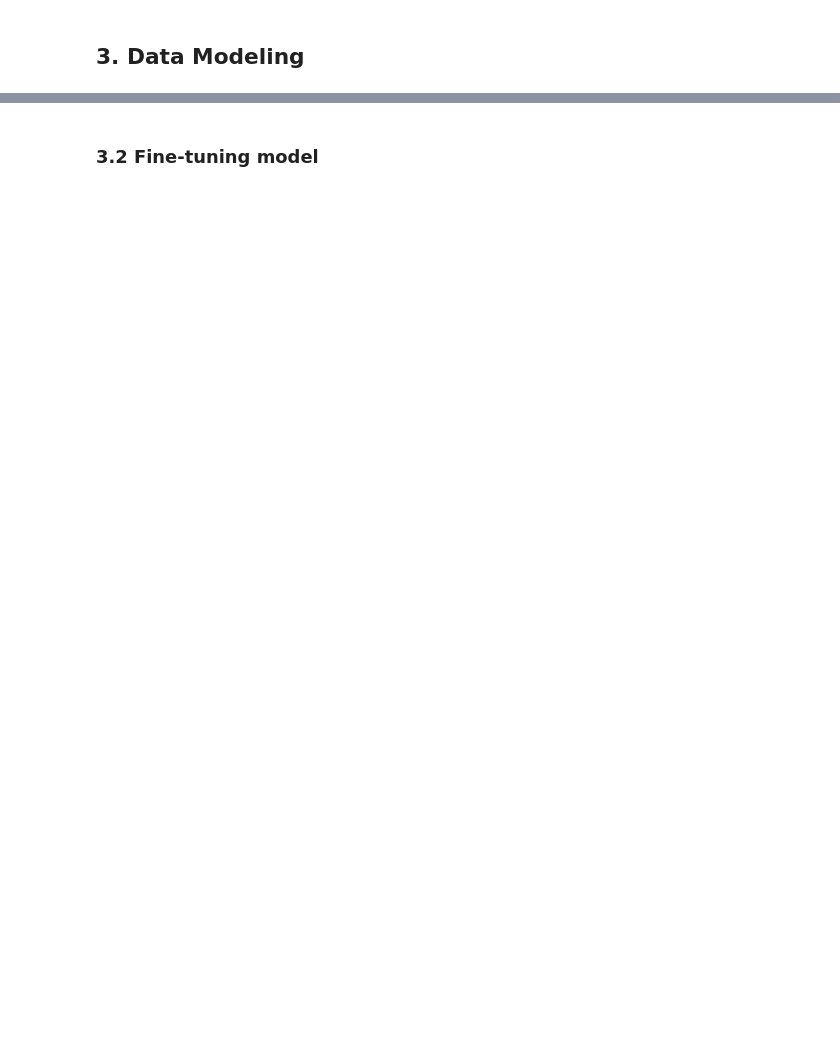
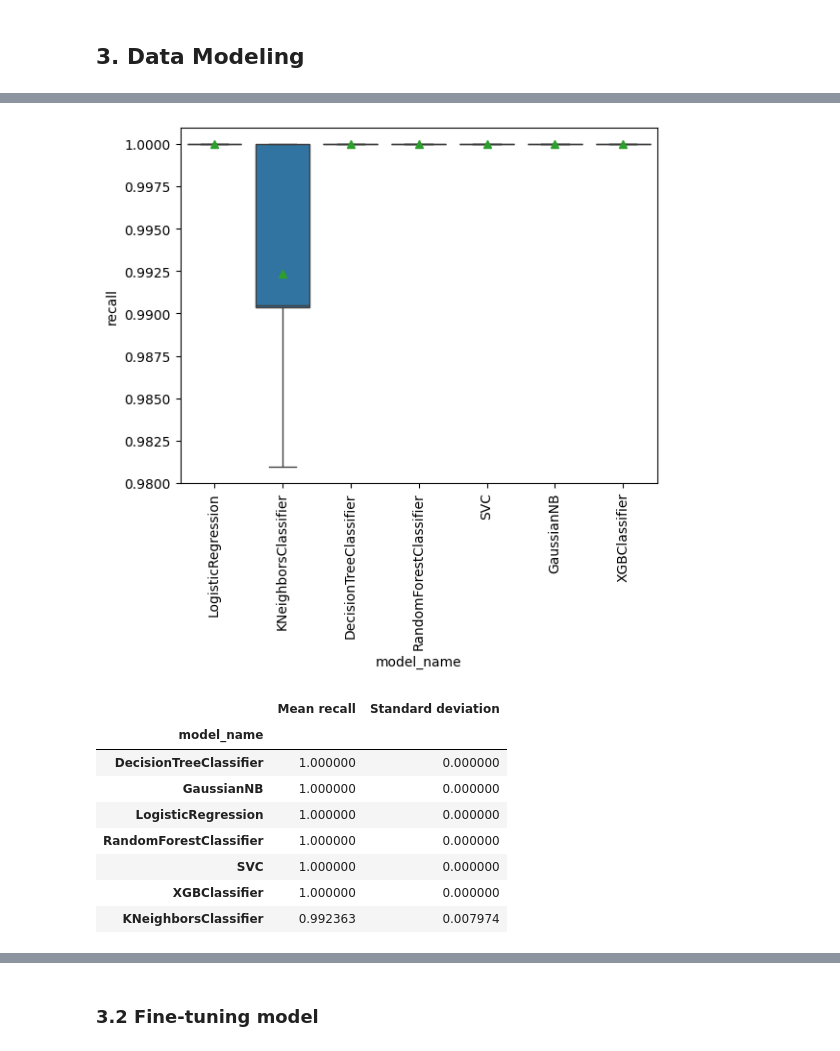
Before and after one commit to khanhnhan1512/Final-Project-Intro-Ds, a Jupyter notebook: src/04-Data_Modeling.ipynb, the cells around one changed output, grey strips where cells are left out. Cells and saved outputs as stored; diff of their text form; code cells hidden in the pictures; blank space fills up the shorter version.

```diff
--- a/src/04-Data_Modeling.ipynb
+++ b/src/04-Data_Modeling.ipynb
@@ -53,0 +212,41 @@ import matplotlib.pyplot as plt
+# %%
+from sklearn.model_selection import StratifiedKFold, cross_val_score
+
+def generate_baseline(models, X, y, cv=5, plot_result = False):
+    k_fold = StratifiedKFold(cv, shuffle=True, random_state=42)
+    entries = []
+    for model in models:
+        model_name = model.__class__.__name__
+        scores = cross_val_score(model, X, y, cv=k_fold, scoring='recall')
+        for fold_idx, score in enumerate(scores):
+            entries.append((model_name, fold_idx, score))
+
+    cv_df = pd.DataFrame(entries, columns=['model_name', 'fold_idx', 'recall'])
+
+    if plot_result:
+        sns.boxplot(x='model_name', y='recall', data=cv_df, showmeans=True)
+        plt.xticks(rotation=90)
+        plt.show()
+
+    # Sumary result
+    mean = cv_df.groupby('model_name')['recall'].mean()
+    std = cv_df.groupby('model_name')['recall'].std()
+
+    result_df = pd.concat([mean, std], axis=1, ignore_index=True)
+    result_df.columns = ['Mean recall', 'Standard deviation']
+    result_df.sort_values(by='Mean recall', ascending=False, inplace=True)
+
+    return result_df
+
+generate_baseline(models, X_val, y_val, plot_result=True)
+# %% [output]
+[figure, added]
+|  | Mean recall | Standard deviation |
+| model_name |  |  |
+| DecisionTreeClassifier | 1.000000 | 0.000000 |
+| GaussianNB | 1.000000 | 0.000000 |
+| LogisticRegression | 1.000000 | 0.000000 |
+| RandomForestClassifier | 1.000000 | 0.000000 |
+| SVC | 1.000000 | 0.000000 |
+| XGBClassifier | 1.000000 | 0.000000 |
+| KNeighborsClassifier | 0.992363 | 0.007974 |
```
Also changed, not shown: parts of 50 cells of this notebook.
